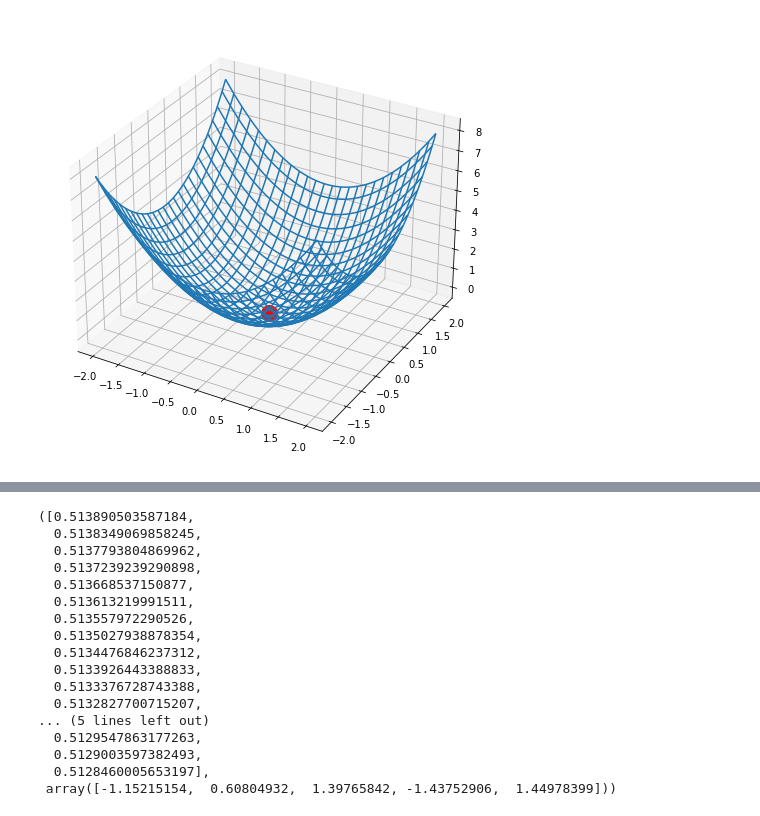
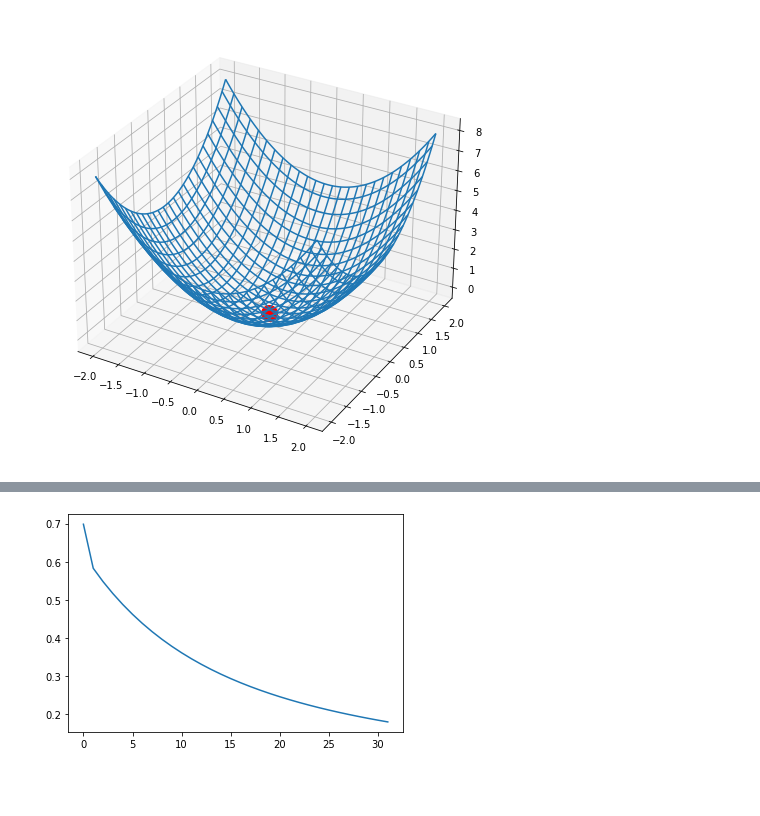
Before and after one commit to InessaMoz/PYDA-21, a Jupyter notebook: Lekciya-3-funkcii-poter-i-optimizaciya.ipynb, the cells around one changed output, grey strips where cells are left out. Cells and saved outputs as stored; diff of their text form; code cells hidden in the pictures; blank space fills up the shorter version.

```diff
--- a/Lekciya-3-funkcii-poter-i-optimizaciya.ipynb
+++ b/Lekciya-3-funkcii-poter-i-optimizaciya.ipynb
@@ -281,33 +281,21 @@ def grad(coefs, x, y, sgd=0):
     return *deltas, np.mean(delta)
 # %%
 # обучение модели методом градиентного спуска
-def learn_sgd(coefs, x, y, num_epochs=20, learning_rate=0.0001):
+def learn_sgd(coefs, x, y, num_epochs=32, learning_rate=0.1):
     losses = []
+    new_coefs = coefs
     for e in range(num_epochs):
         grad_coefs, grad_bias = grad(coefs, x, y, 1)
-        coefs[:-1] = coefs[:-1] - learning_rate * grad_coefs
-        coefs[-1] = coefs[-1] - learning_rate * grad_bias
-        loss = bce_loss(coefs, x, y)
+        new_coefs[:-1] = new_coefs[:-1] - learning_rate * grad_coefs
+        new_coefs[-1] = new_coefs[-1] - learning_rate * grad_bias
+        loss = bce_loss(new_coefs, x, y)
         losses.append(loss)
-    return losses, coefs
-
-learn_sgd(COEFS, X, y)
+    return losses, new_coefs
-# %% [output]
-([0.513890503587184,
-  0.5138349069858245,
-  0.5137793804869962,
-  0.5137239239290898,
-  0.513668537150877,
-  0.513613219991511,
-  0.513557972290526,
-  0.5135027938878354,
-  0.5134476846237312,
-  0.5133926443388833,
-  0.5133376728743388,
-  0.5132827700715207,
-... (5 lines left out)
-  0.5129547863177263,
-  0.5129003597382493,
-  0.5128460005653197],
- array([-1.15215154,  0.60804932,  1.39765842, -1.43752906,  1.44978399]))
+# %%
+loss_1, coefs_1 = learn_sgd(COEFS, X, y)
+# %%
+plt.plot(loss_1)
+plt.show()
+# %% [output]
+[figure, added]
 # %%
```
Also changed, not shown: parts of 15 cells of this notebook.
